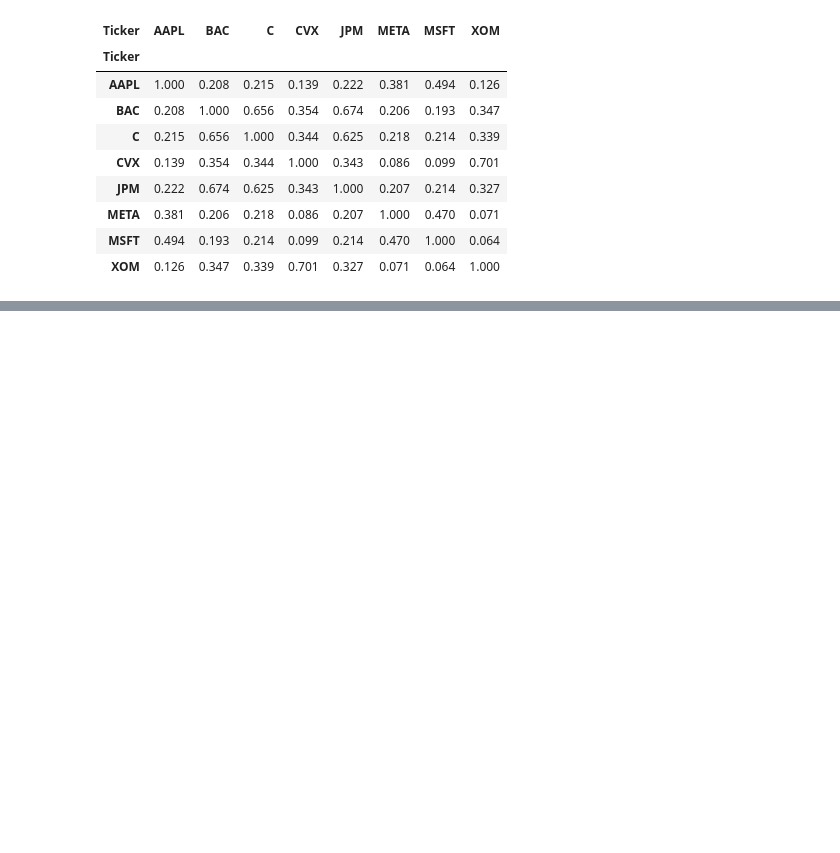
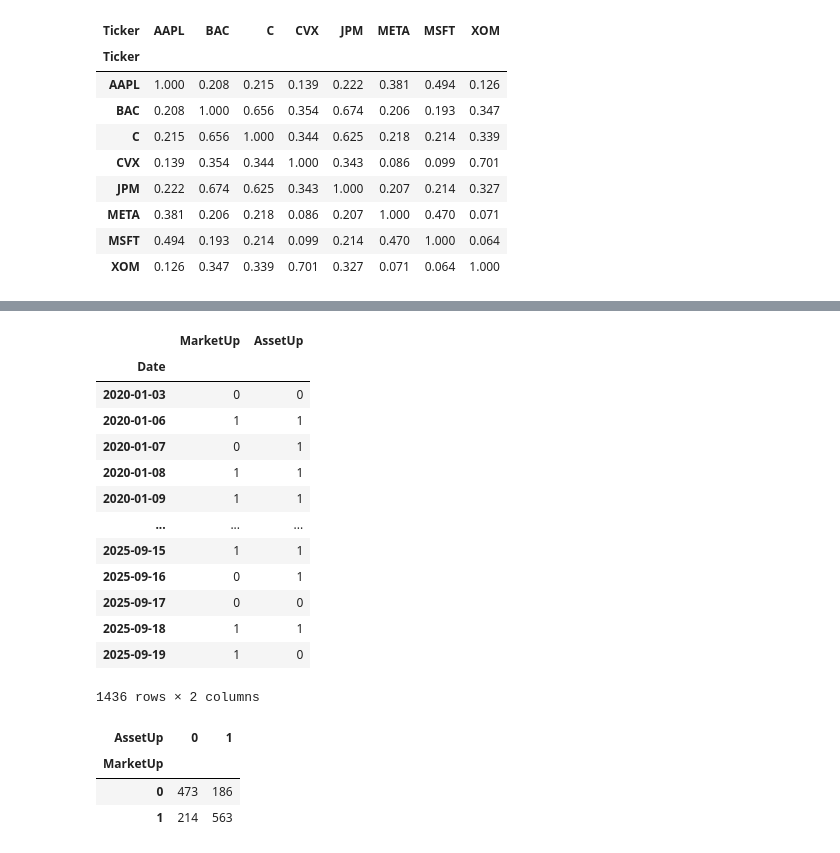
Before and after one commit to LinkedInLearning/statistique-finance-python_5492064, a Jupyter notebook: Codes/02_Relations_Bivariees_Finance.ipynb, the cells around one changed output, grey strips where cells are left out. Saved outputs shown, nothing was run; the diff lists cells and outputs as text; code cells hidden in the pictures; blank space fills up the shorter version.

```diff
--- a/Codes/02_Relations_Bivariees_Finance.ipynb
+++ b/Codes/02_Relations_Bivariees_Finance.ipynb
@@ -327 +286,35 @@ Le **test du Chi-deux d’indépendance** vérifie si la **répartition** observ
+# %%
+
+# Variables binaires : marché en hausse / actif en hausse
+# Existe-t-il une relation statistiquement significative entre la direction du marché (hausse/baisse) et la direction d'un actif spécifique ?
+mr = (market_r > 0).astype(int).rename("MarketUp")
+ar = (asset_r[TARGET] > 0).astype(int).rename("AssetUp")
+df_cat = pd.concat([mr, ar], axis=1).dropna()
+
+df_cat
+# %% [output]
+|  | MarketUp | AssetUp |
+| Date |  |  |
+| 2020-01-03 | 0 | 0 |
+| 2020-01-06 | 1 | 1 |
+| 2020-01-07 | 0 | 1 |
+| 2020-01-08 | 1 | 1 |
+| 2020-01-09 | 1 | 1 |
+| ... | ... | ... |
+| 2025-09-15 | 1 | 1 |
+| 2025-09-16 | 0 | 1 |
+| 2025-09-17 | 0 | 0 |
+| 2025-09-18 | 1 | 1 |
+| 2025-09-19 | 1 | 0 |
+1436 rows × 2 columns
+# %%
+
+# Tableau de contingence
+cont = pd.crosstab(df_cat["MarketUp"], df_cat["AssetUp"])
+display(cont)
+# %% [output]
+| AssetUp | 0 | 1 |
+| MarketUp |  |  |
+| 0 | 473 | 186 |
+| 1 | 214 | 563 |
 # %%
```
Also changed, not shown: parts of 28 cells of this notebook.
